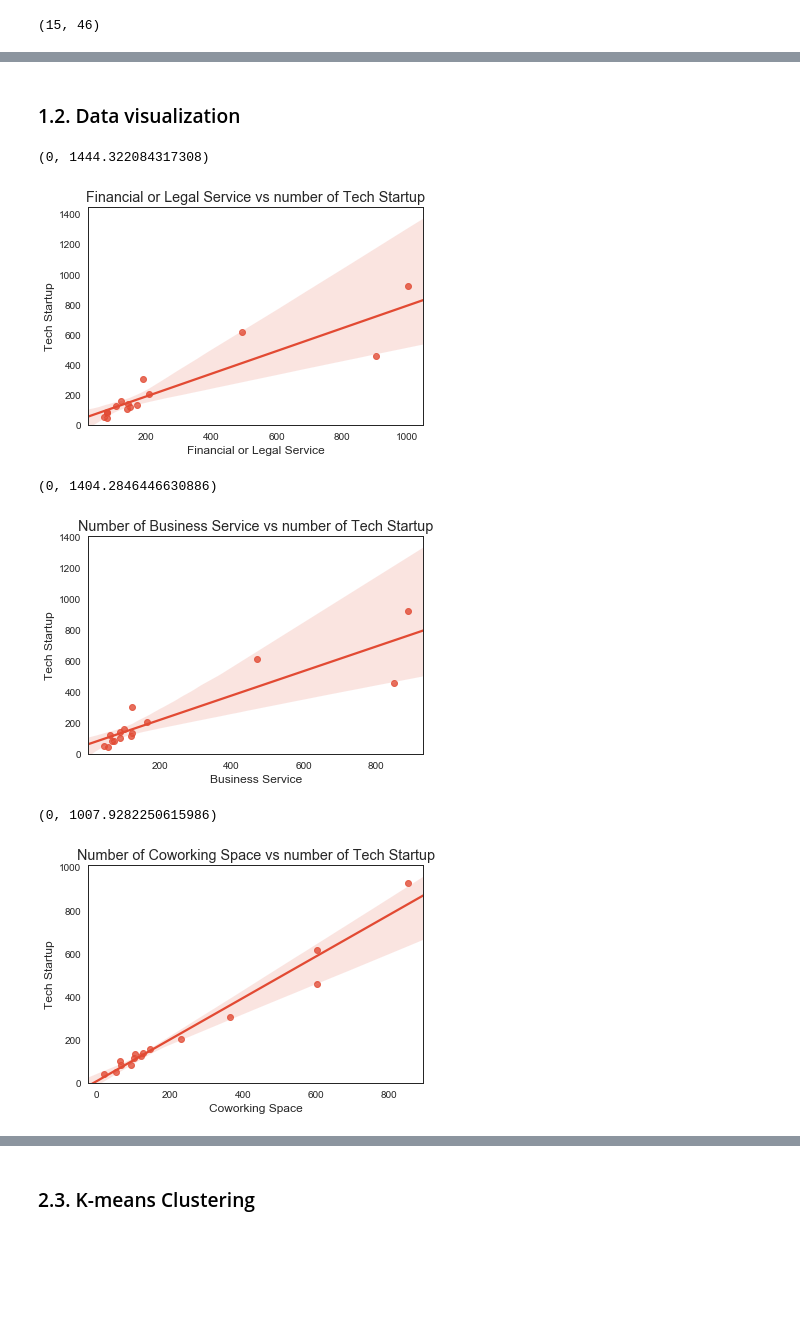
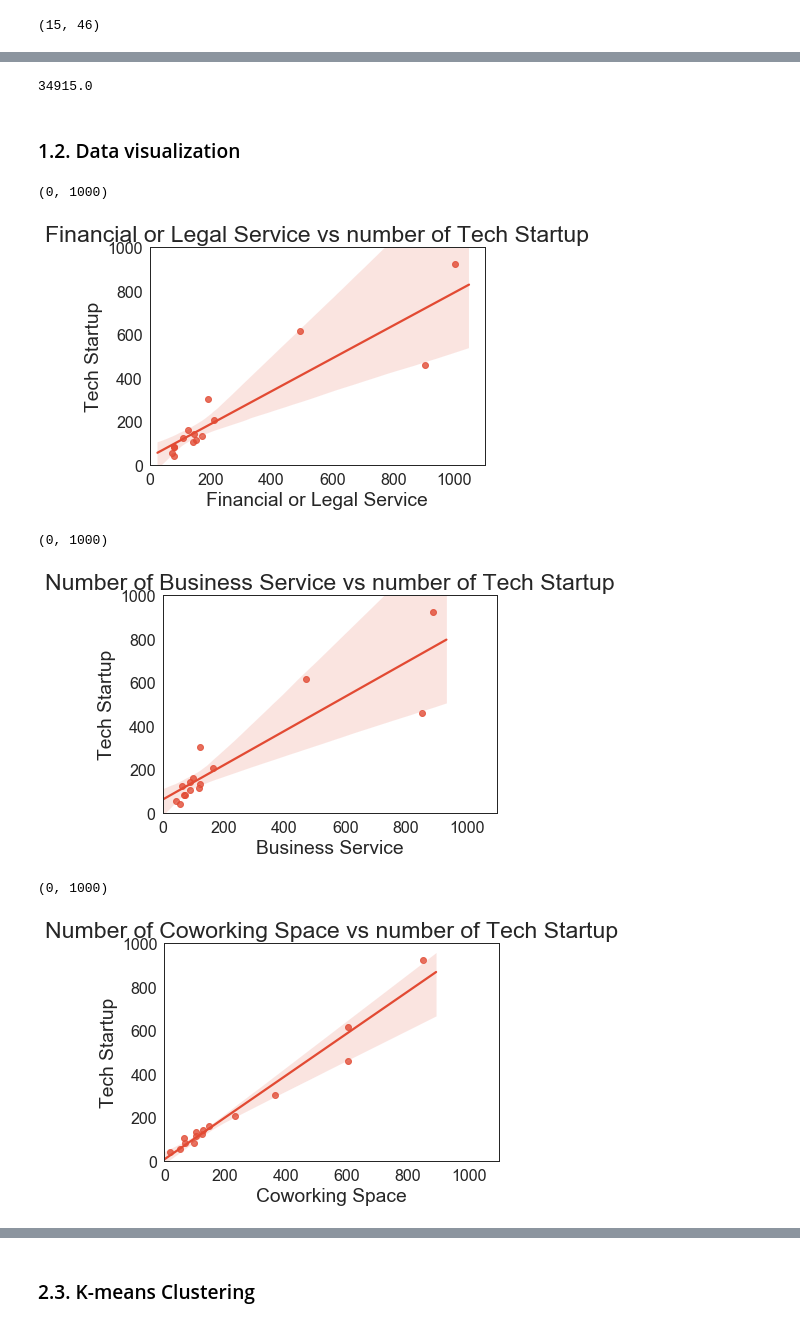
Before and after one commit to MattSonnati/where_is_the_french_silicon_valley, a Jupyter notebook: EDA Foursquare - Startup Ecosystems Comparison-final.ipynb, the cells around one changed output, grey strips where cells are left out. Drawn from its saved outputs; the diff is of its cells as text; code cells hidden in the pictures; blank space fills up the shorter version.

```diff
--- a/EDA Foursquare - Startup Ecosystems Comparison-final.ipynb
+++ b/EDA Foursquare - Startup Ecosystems Comparison-final.ipynb
@@ -658,31 +696,36 @@ startup_ecosystem.shape
+# %%
+startup_ecosystem.sum().sum()
+# %% [output]
+34915.0
 # %% [markdown]
 ### 1.2. Data visualization
 # %%
 # number of Financial or Legal Service as an indicator of number of Tech Startup
 sns.regplot(x="Financial or Legal Service", y="Tech Startup", data=startup_ecosystem)
 plt.title('Financial or Legal Service vs number of Tech Startup')
-
-plt.ylim(0,)
+plt.xlim(0,1100)
+plt.ylim(0,1000)
 # %% [output]
-(0, 1444.322084317308)
+(0, 1000)
-[figure, old version]
+[figure, new version]
 # %%
 # number of Business Service as an indicator of number of Tech Startup
 sns.regplot(x="Business Service", y="Tech Startup", data=startup_ecosystem)
 plt.title('Number of Business Service vs number of Tech Startup')
-plt.ylim(0,)
+plt.xlim(0,1100)
+plt.ylim(0,1000)
 # %% [output]
-(0, 1404.2846446630886)
+(0, 1000)
-[figure, old version]
+[figure, new version]
 # %%
 # number of Coworking_Space as an indicator of number of Tech Startup
 sns.regplot(x="Coworking Space", y="Tech Startup", data=startup_ecosystem)
 plt.title('Number of Coworking Space vs number of Tech Startup')
-
-plt.ylim(0,)
+plt.xlim(0,1100)
+plt.ylim(0,1000)
 # %% [output]
-(0, 1007.9282250615986)
+(0, 1000)
-[figure, old version]
+[figure, new version]
 # %%
 # number of Factory as an indicator of number of Tech Startup
 sns.regplot(x="Factory", y="Tech Startup", data=startup_ecosystem)
```
Also changed, not shown: parts of 44 cells of this notebook.
